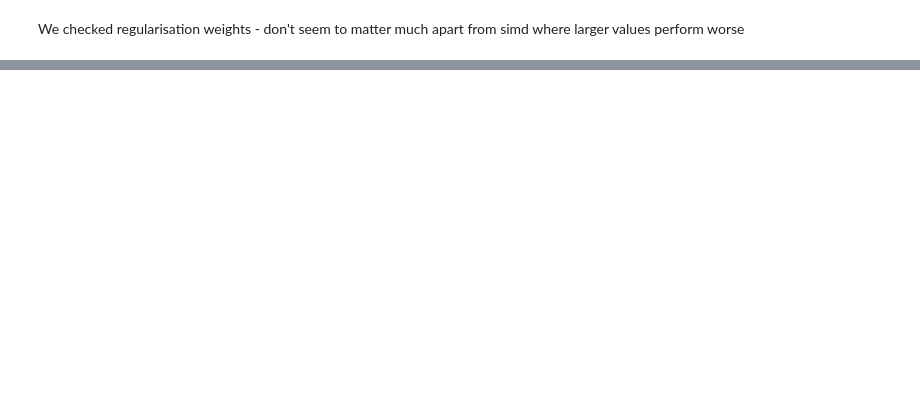
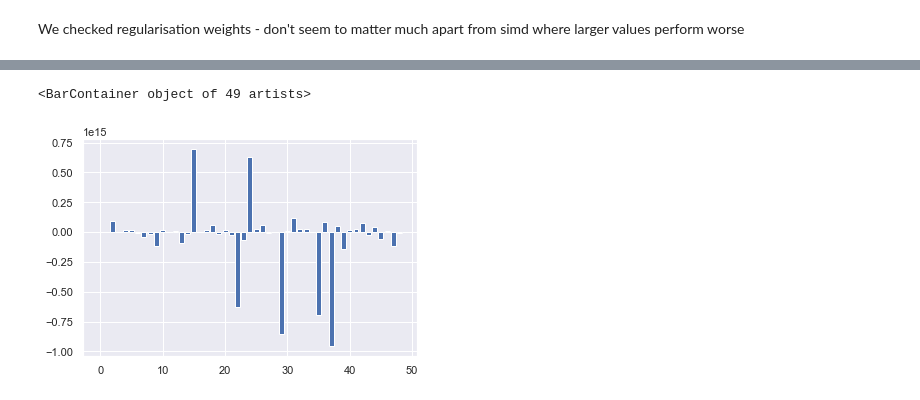
Before and after one commit to TheStek/Railway-Fares, a Jupyter notebook: Code/3. ML/Linear Regression.ipynb, the cells around one changed output, grey strips where cells are left out. Saved outputs shown, nothing was run; the diff lists cells and outputs as text; code cells hidden in the pictures; blank space fills up the shorter version.

```diff
--- a/Code/3. ML/Linear Regression.ipynb
+++ b/Code/3. ML/Linear Regression.ipynb
@@ -147,0 +179,6 @@ Reciprocal condition number1.438051e-37
+# %%
+best_model_weights = best_model.named_steps["ml_model"].coef_
+plt.bar(range(len(best_model_weights)), best_model_weights)
+# %% [output]
+<BarContainer object of 49 artists>
+[figure, added]
```
Also changed, not shown: parts of 13 cells of this notebook, 16 other files.
